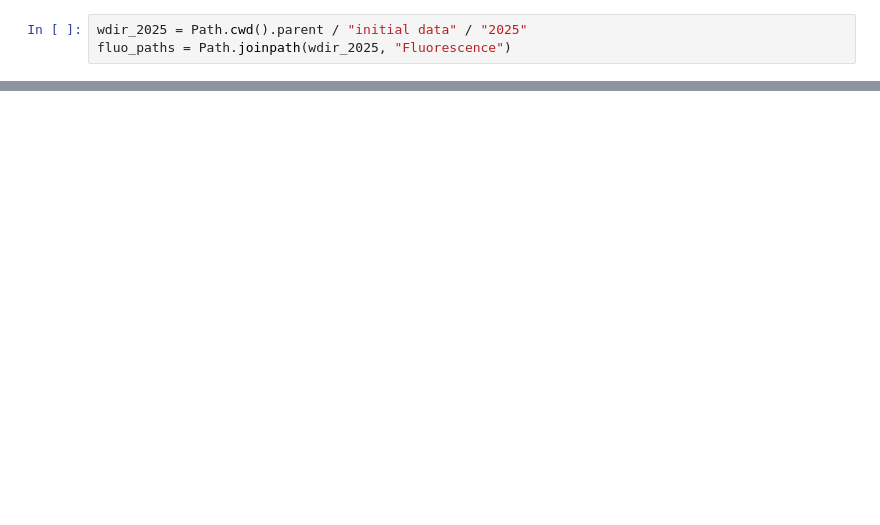
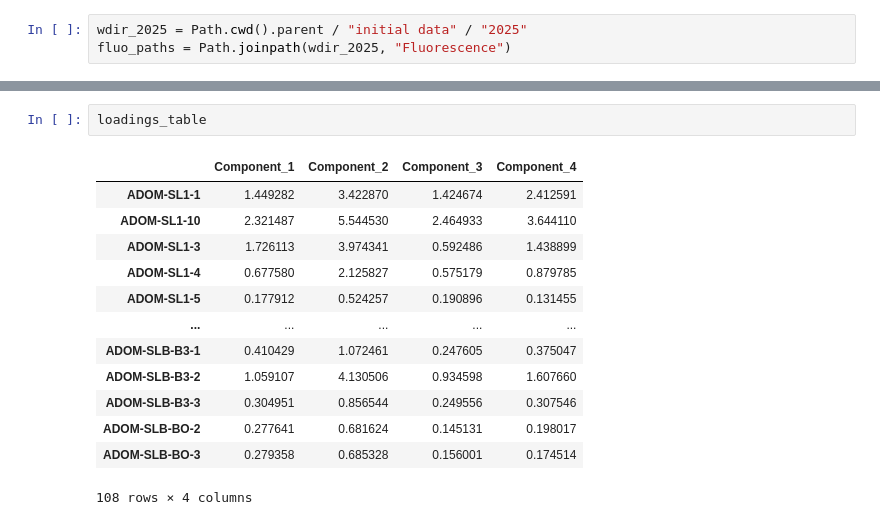
Before and after one commit to Eickland/KNP-analysis, a Jupyter notebook: Data processing/parafac.ipynb, the cells around one changed output, grey strips where cells are left out. Saved outputs shown, nothing was run; the diff lists cells and outputs as text; blank space fills up the shorter version.

```diff
--- a/Data processing/parafac.ipynb
+++ b/Data processing/parafac.ipynb
@@ -339,0 +1275,16 @@ analyzer.print_component_summary()
+# %%
+loadings_table
+# %% [output]
+|  | Component_1 | Component_2 | Component_3 | Component_4 |
+| ADOM-SL1-1 | 1.449282 | 3.422870 | 1.424674 | 2.412591 |
+| ADOM-SL1-10 | 2.321487 | 5.544530 | 2.464933 | 3.644110 |
+| ADOM-SL1-3 | 1.726113 | 3.974341 | 0.592486 | 1.438899 |
+| ADOM-SL1-4 | 0.677580 | 2.125827 | 0.575179 | 0.879785 |
+| ADOM-SL1-5 | 0.177912 | 0.524257 | 0.190896 | 0.131455 |
+| ... | ... | ... | ... | ... |
+| ADOM-SLB-B3-1 | 0.410429 | 1.072461 | 0.247605 | 0.375047 |
+| ADOM-SLB-B3-2 | 1.059107 | 4.130506 | 0.934598 | 1.607660 |
+| ADOM-SLB-B3-3 | 0.304951 | 0.856544 | 0.249556 | 0.307546 |
+| ADOM-SLB-BO-2 | 0.277641 | 0.681624 | 0.145131 | 0.198017 |
+| ADOM-SLB-BO-3 | 0.279358 | 0.685328 | 0.156001 | 0.174514 |
+108 rows × 4 columns
```
Also changed, not shown: parts of 12 cells of this notebook.
